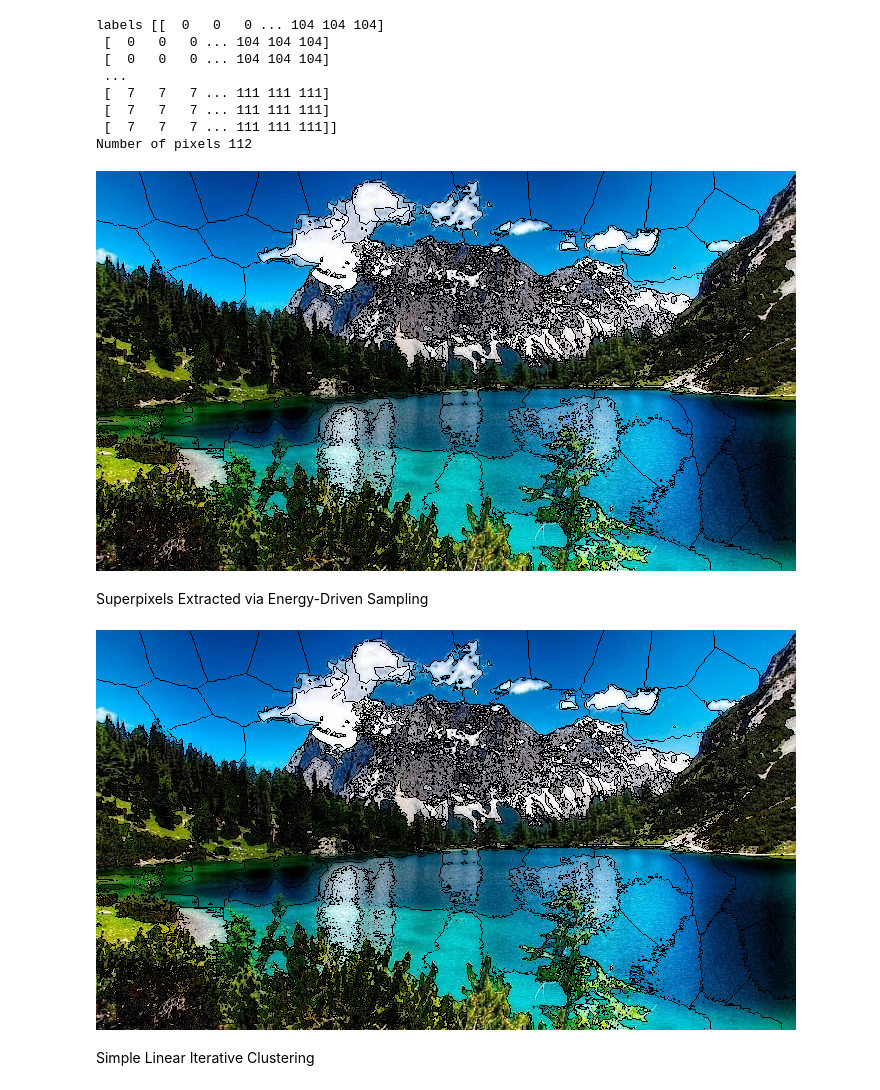
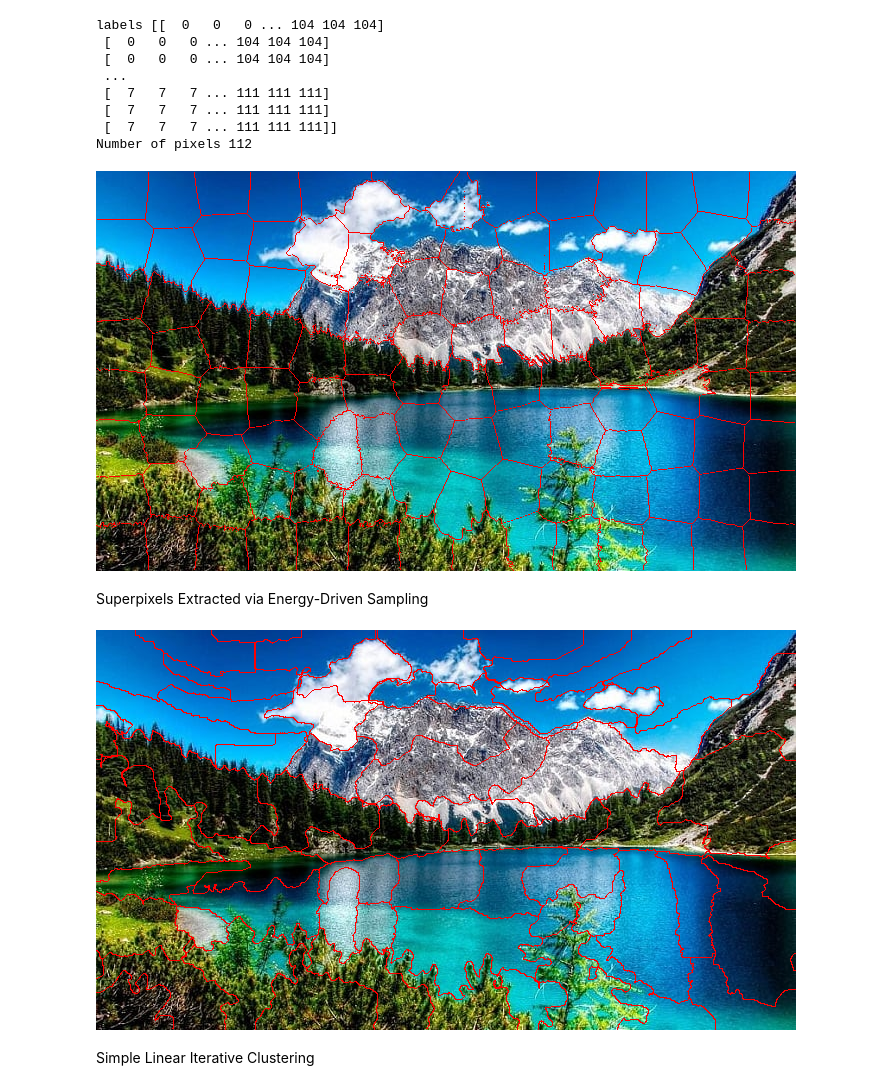
Before and after one commit to aalr007/VisionComputacional, a Jupyter notebook: SuperpixelesEquipo6.ipynb, the cells around one changed output. Cells and saved outputs as stored; diff of their text form; code cells hidden in the pictures.

```diff
--- a/SuperpixelesEquipo6.ipynb
+++ b/SuperpixelesEquipo6.ipynb
@@ -58,7 +59,7 @@ print(img.shape)
 (400, 700, 3)
 # %%
 region_size = 50  #con esto se calcula el numero de superpixeles: tamaño de la imagen / (region size^2) --> en este caso la imagen es de 700*400/(25*25) = 448 superpixeles
-ratio = .1  #con este parametro se ajusta la forma del superpixel, a mas pequeño, mas se ajustara a la forma adecuada (tipo sobre entrenamiento), radio de 1, los pixeles se ven muy cuadrados
+ratio = .5  #con este parametro se ajusta la forma del superpixel, a mas pequeño, mas se ajustara a la forma adecuada (tipo sobre entrenamiento), radio de 1, los pixeles se ven muy cuadrados
 # %%
 iLSC = cv2.ximgproc.createSuperpixelLSC(img, region_size, ratio)
 iLSC.iterate(10)
@@ -82,10 +89,10 @@ labels [[  0   0   0 ... 104 104 104]
  [  7   7   7 ... 111 111 111]]
 Number of pixels 112
 # %%
-cv2_imshow(img_slic)
+cv2_imshow(resultslsc)
 #cv2_imshow(img)
 # %% [output]
-[figure, old version]
+[figure, new version]
 # %% [markdown]
 Superpixels Extracted via Energy-Driven Sampling
 # %%
@@ -93,15 +100,20 @@ iSeeds = cv2.ximgproc.createSuperpixelSEEDS(	img.shape[1], img.shape[0], img.sha
 iSeeds.iterate(img,10)
 
 
+color_img = np.zeros((img.shape[0], img.shape[1],3), np.uint8)
+color_img[:] = (0, 0, 255)
+
 mask_seeds = iSeeds.getLabelContourMask() #Get Mask, superpixel edge Mask==1
 label_seeds = iSeeds.getLabels() #Get superpixel labels
 number_seeds = iSeeds.getNumberOfSuperpixels() #Get the number of superpixels
-mask_inv_seeds = cv2. bitwise_not(mask_slic)
+mask_inv_seeds = cv2. bitwise_not(mask_seeds)
 img_seeds = cv2.bitwise_and(img,img,mask = mask_inv_seeds) #Draw superpixel boundaries on the original image
+img2 = cv2.bitwise_and(color_img, color_img, mask=mask_seeds)
+resultseeds = cv2.add(img_seeds, img2)
 # %%
-cv2_imshow(img_seeds)
+cv2_imshow(resultseeds)
 # %% [output]
-[figure, old version]
+[figure, new version]
 # %% [markdown]
 Simple Linear Iterative Clustering
 # %%
```
Also changed, not shown: parts of 6 cells of this notebook.
